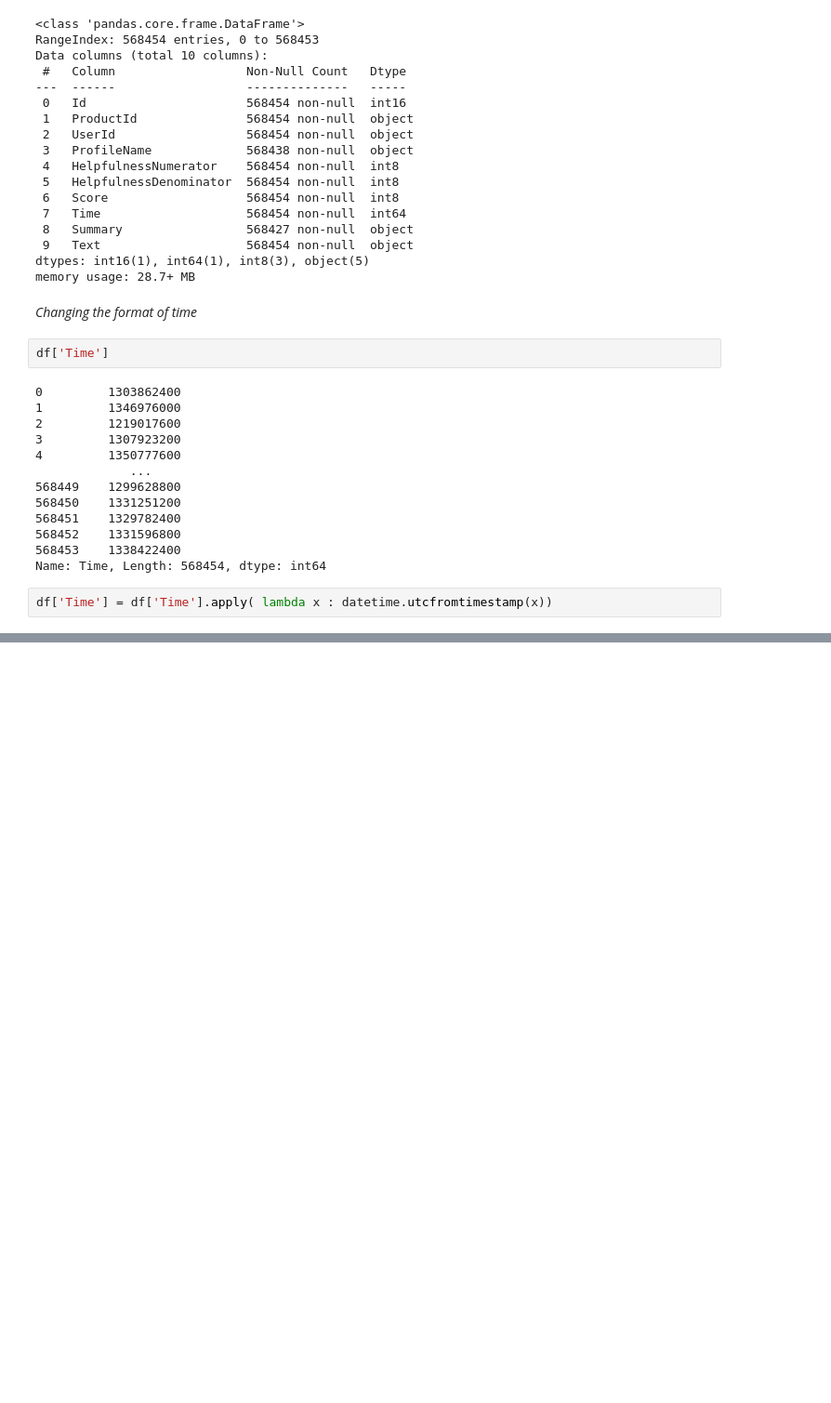
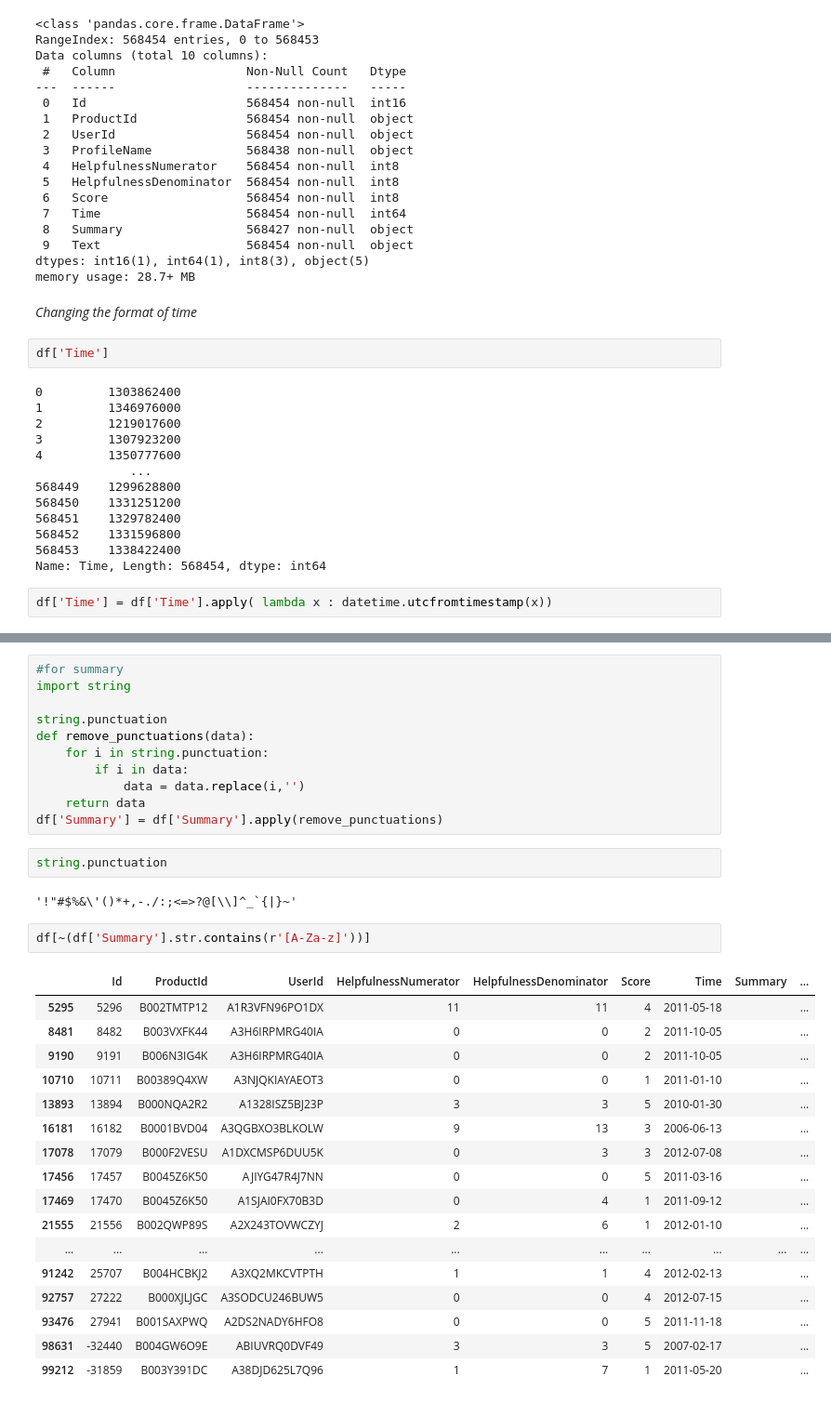
Before and after one commit to NityaVerma19/Product-Review-Analysis, a Jupyter notebook: data_cleaning.ipynb, the cells around one changed output, grey strips where cells are left out. Shown: that part at 93% size. Cells and saved outputs as stored; diff of their text form; blank space fills up the shorter version.

Commit message:
clean the data

```diff
--- a/data_cleaning.ipynb
+++ b/data_cleaning.ipynb
@@ -91,0 +306,35 @@ df['Time'] = df['Time'].apply( lambda x : datetime.utcfromtimestamp(x))
+# %%
+#for summary
+import string
+
+string.punctuation
+def remove_punctuations(data):
+    for i in string.punctuation:
+        if i in data:
+            data = data.replace(i,'')
+    return data
+df['Summary'] = df['Summary'].apply(remove_punctuations)
+# %%
+string.punctuation
+# %% [output]
+'!"#$%&\'()*+,-./:;<=>?@[\\]^_`{|}~'
+# %%
+df[~(df['Summary'].str.contains(r'[A-Za-z]'))]
+# %% [output]
+|  | Id | ProductId | UserId | HelpfulnessNumerator | HelpfulnessDenominator | Score | Time | Summary | ... |
+| 5295 | 5296 | B002TMTP12 | A1R3VFN96PO1DX | 11 | 11 | 4 | 2011-05-18 |  | ... |
+| 8481 | 8482 | B003VXFK44 | A3H6IRPMRG40IA | 0 | 0 | 2 | 2011-10-05 |  | ... |
+| 9190 | 9191 | B006N3IG4K | A3H6IRPMRG40IA | 0 | 0 | 2 | 2011-10-05 |  | ... |
+| 10710 | 10711 | B00389Q4XW | A3NJQKIAYAEOT3 | 0 | 0 | 1 | 2011-01-10 |  | ... |
+| 13893 | 13894 | B000NQA2R2 | A1328ISZ5BJ23P | 3 | 3 | 5 | 2010-01-30 |  | ... |
+| 16181 | 16182 | B0001BVD04 | A3QGBXO3BLKOLW | 9 | 13 | 3 | 2006-06-13 |  | ... |
+| 17078 | 17079 | B000F2VESU | A1DXCMSP6DUU5K | 0 | 3 | 3 | 2012-07-08 |  | ... |
+| 17456 | 17457 | B0045Z6K50 | AJIYG47R4J7NN | 0 | 0 | 5 | 2011-03-16 |  | ... |
+| 17469 | 17470 | B0045Z6K50 | A1SJAI0FX70B3D | 0 | 4 | 1 | 2011-09-12 |  | ... |
+| 21555 | 21556 | B002QWP89S | A2X243TOVWCZYJ | 2 | 6 | 1 | 2012-01-10 |  | ... |
+| ... | ... | ... | ... | ... | ... | ... | ... | ... | ... |
+| 91242 | 25707 | B004HCBKJ2 | A3XQ2MKCVTPTH | 1 | 1 | 4 | 2012-02-13 |  | ... |
+| 92757 | 27222 | B000XJLJGC | A3SODCU246BUW5 | 0 | 0 | 4 | 2012-07-15 |  | ... |
+| 93476 | 27941 | B001SAXPWQ | A2DS2NADY6HFO8 | 0 | 0 | 5 | 2011-11-18 |  | ... |
+| 98631 | -32440 | B004GW6O9E | ABIUVRQ0DVF49 | 3 | 3 | 5 | 2007-02-17 |  | ... |
+| 99212 | -31859 | B003Y391DC | A38DJD625L7Q96 | 1 | 7 | 1 | 2011-05-20 |  | ... |
```
Also changed, not shown: parts of 41 cells of this notebook.
